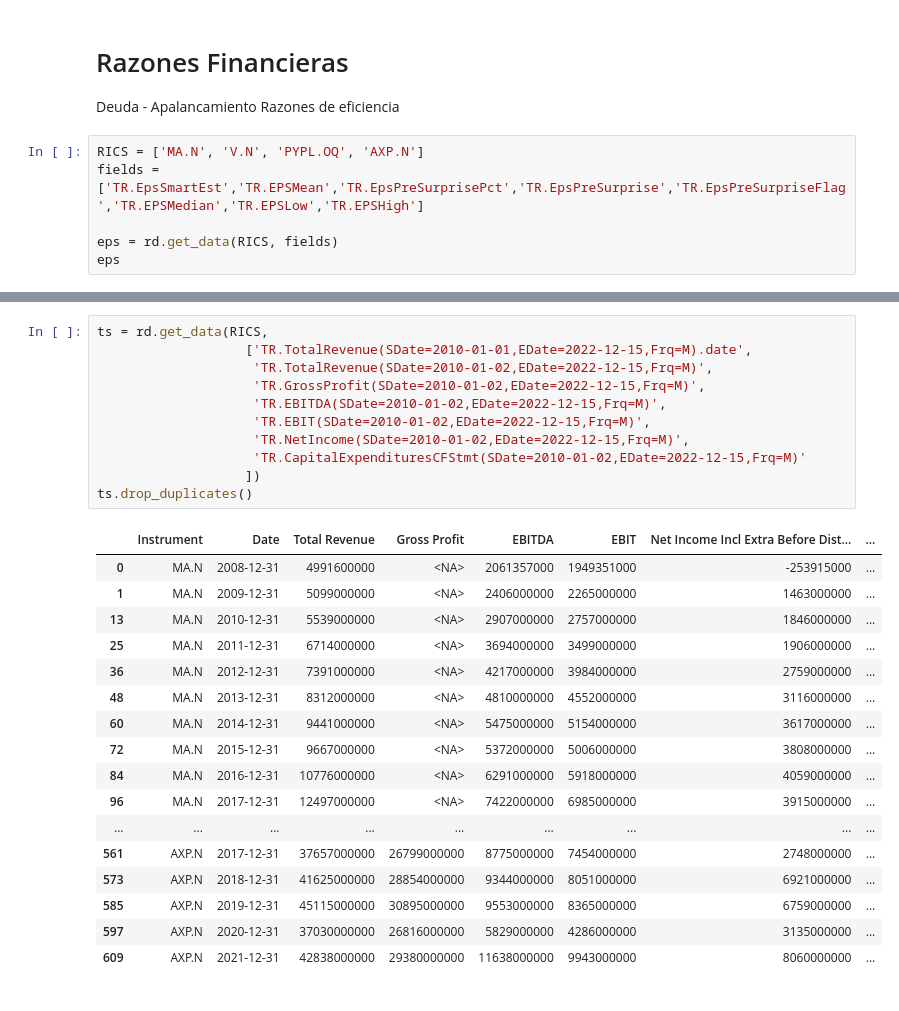
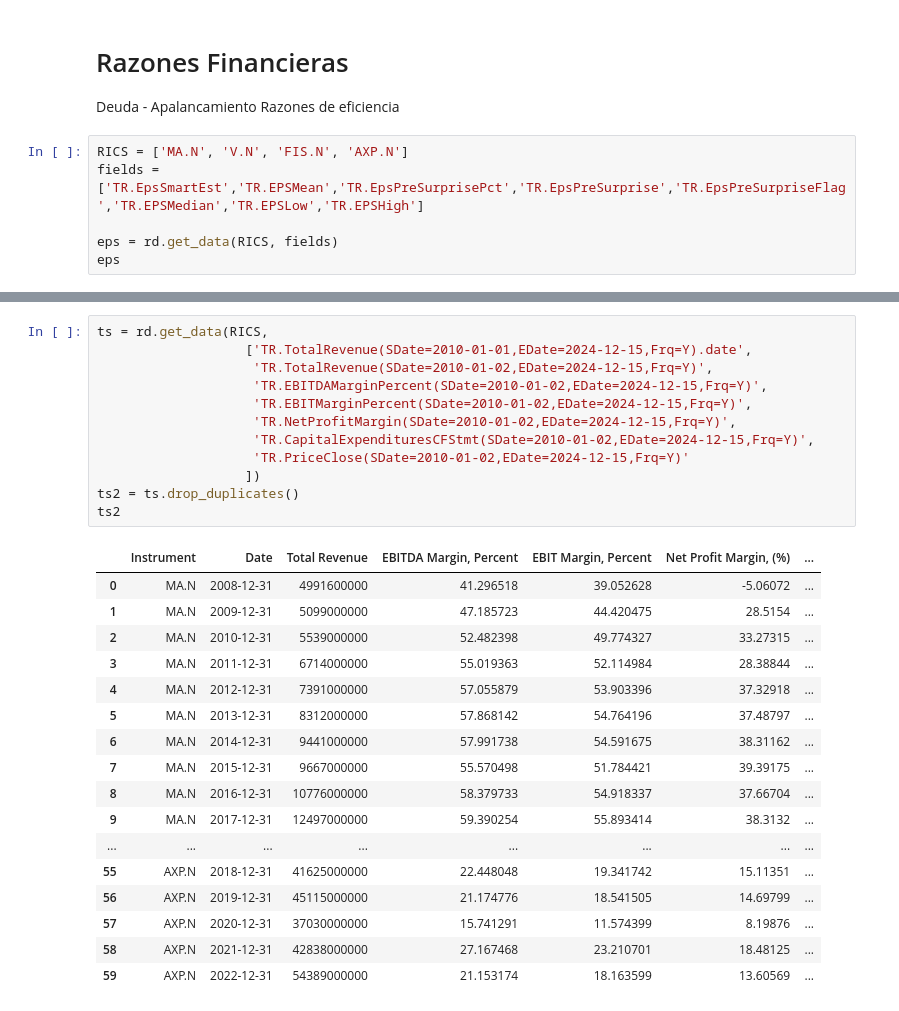
Before and after one commit to neftalivldz/finanzas_2024_agosto, a Jupyter notebook: 06_PeersAnalysis.ipynb, the cells around one changed output, grey strips where cells are left out. Saved outputs shown, nothing was run; the diff lists cells and outputs as text.

```diff
--- a/06_PeersAnalysis.ipynb
+++ b/06_PeersAnalysis.ipynb
@@ -75,7 +75,7 @@ peers = ['MA.N', 'V.N', 'PYPL.OQ', 'AXP.N']
 Deuda - Apalancamiento
 Razones de eficiencia
 # %%
-RICS = ['MA.N', 'V.N', 'PYPL.OQ', 'AXP.N']
+RICS = ['MA.N', 'V.N', 'FIS.N', 'AXP.N']
 fields = ['TR.EpsSmartEst','TR.EPSMean','TR.EpsPreSurprisePct','TR.EpsPreSurprise','TR.EpsPreSurpriseFlag','TR.EPSMedian','TR.EPSLow','TR.EPSHigh']
 
 eps = rd.get_data(RICS, fields)
@@ -89,29 +89,30 @@ eps
 # %%
 ts = rd.get_data(RICS,
-                   ['TR.TotalRevenue(SDate=2010-01-01,EDate=2022-12-15,Frq=M).date',
-                    'TR.TotalRevenue(SDate=2010-01-02,EDate=2022-12-15,Frq=M)',
-                    'TR.GrossProfit(SDate=2010-01-02,EDate=2022-12-15,Frq=M)',
-                    'TR.EBITDA(SDate=2010-01-02,EDate=2022-12-15,Frq=M)',
-                    'TR.EBIT(SDate=2010-01-02,EDate=2022-12-15,Frq=M)',
-                    'TR.NetIncome(SDate=2010-01-02,EDate=2022-12-15,Frq=M)',
-                    'TR.CapitalExpendituresCFStmt(SDate=2010-01-02,EDate=2022-12-15,Frq=M)'
+                   ['TR.TotalRevenue(SDate=2010-01-01,EDate=2024-12-15,Frq=Y).date',
+                    'TR.TotalRevenue(SDate=2010-01-02,EDate=2024-12-15,Frq=Y)',
+                    'TR.EBITDAMarginPercent(SDate=2010-01-02,EDate=2024-12-15,Frq=Y)',
+                    'TR.EBITMarginPercent(SDate=2010-01-02,EDate=2024-12-15,Frq=Y)',
+                    'TR.NetProfitMargin(SDate=2010-01-02,EDate=2024-12-15,Frq=Y)',
+                    'TR.CapitalExpendituresCFStmt(SDate=2010-01-02,EDate=2024-12-15,Frq=Y)',
+                    'TR.PriceClose(SDate=2010-01-02,EDate=2024-12-15,Frq=Y)'
                    ])
-ts.drop_duplicates()
+ts2 = ts.drop_duplicates()
+ts2
 # %% [output]
-|  | Instrument | Date | Total Revenue | Gross Profit | EBITDA | EBIT | Net Income Incl Extra Before Dist... | ... |
-| 0 | MA.N | 2008-12-31 | 4991600000 | <NA> | 2061357000 | 1949351000 | -253915000 | ... |
-| 1 | MA.N | 2009-12-31 | 5099000000 | <NA> | 2406000000 | 2265000000 | 1463000000 | ... |
-| 13 | MA.N | 2010-12-31 | 5539000000 | <NA> | 2907000000 | 2757000000 | 1846000000 | ... |
-| 25 | MA.N | 2011-12-31 | 6714000000 | <NA> | 3694000000 | 3499000000 | 1906000000 | ... |
-| 36 | MA.N | 2012-12-31 | 7391000000 | <NA> | 4217000000 | 3984000000 | 2759000000 | ... |
-| 48 | MA.N | 2013-12-31 | 8312000000 | <NA> | 4810000000 | 4552000000 | 3116000000 | ... |
-| 60 | MA.N | 2014-12-31 | 9441000000 | <NA> | 5475000000 | 5154000000 | 3617000000 | ... |
-| 72 | MA.N | 2015-12-31 | 9667000000 | <NA> | 5372000000 | 5006000000 | 3808000000 | ... |
-| 84 | MA.N | 2016-12-31 | 10776000000 | <NA> | 6291000000 | 5918000000 | 4059000000 | ... |
-| 96 | MA.N | 2017-12-31 | 12497000000 | <NA> | 7422000000 | 6985000000 | 3915000000 | ... |
-| ... | ... | ... | ... | ... | ... | ... | ... | ... |
-| 561 | AXP.N | 2017-12-31 | 37657000000 | 26799000000 | 8775000000 | 7454000000 | 2748000000 | ... |
-| 573 | AXP.N | 2018-12-31 | 41625000000 | 28854000000 | 9344000000 | 8051000000 | 6921000000 | ... |
-| 585 | AXP.N | 2019-12-31 | 45115000000 | 30895000000 | 9553000000 | 8365000000 | 6759000000 | ... |
-| 597 | AXP.N | 2020-12-31 | 37030000000 | 26816000000 | 5829000000 | 4286000000 | 3135000000 | ... |
-| 609 | AXP.N | 2021-12-31 | 42838000000 | 29380000000 | 11638000000 | 9943000000 | 8060000000 | ... |
+|  | Instrument | Date | Total Revenue | EBITDA Margin, Percent | EBIT Margin, Percent | Net Profit Margin, (%) | ... |
+| 0 | MA.N | 2008-12-31 | 4991600000 | 41.296518 | 39.052628 | -5.06072 | ... |
+| 1 | MA.N | 2009-12-31 | 5099000000 | 47.185723 | 44.420475 | 28.5154 | ... |
+| 2 | MA.N | 2010-12-31 | 5539000000 | 52.482398 | 49.774327 | 33.27315 | ... |
+| 3 | MA.N | 2011-12-31 | 6714000000 | 55.019363 | 52.114984 | 28.38844 | ... |
+| 4 | MA.N | 2012-12-31 | 7391000000 | 57.055879 | 53.903396 | 37.32918 | ... |
+| 5 | MA.N | 2013-12-31 | 8312000000 | 57.868142 | 54.764196 | 37.48797 | ... |
+| 6 | MA.N | 2014-12-31 | 9441000000 | 57.991738 | 54.591675 | 38.31162 | ... |
+| 7 | MA.N | 2015-12-31 | 9667000000 | 55.570498 | 51.784421 | 39.39175 | ... |
+| 8 | MA.N | 2016-12-31 | 10776000000 | 58.379733 | 54.918337 | 37.66704 | ... |
+| 9 | MA.N | 2017-12-31 | 12497000000 | 59.390254 | 55.893414 | 38.3132 | ... |
+| ... | ... | ... | ... | ... | ... | ... | ... |
+| 55 | AXP.N | 2018-12-31 | 41625000000 | 22.448048 | 19.341742 | 15.11351 | ... |
+| 56 | AXP.N | 2019-12-31 | 45115000000 | 21.174776 | 18.541505 | 14.69799 | ... |
+| 57 | AXP.N | 2020-12-31 | 37030000000 | 15.741291 | 11.574399 | 8.19876 | ... |
+| 58 | AXP.N | 2021-12-31 | 42838000000 | 27.167468 | 23.210701 | 18.48125 | ... |
+| 59 | AXP.N | 2022-12-31 | 54389000000 | 21.153174 | 18.163599 | 13.60569 | ... |
```
Also changed, not shown: parts of 9 cells of this notebook.
